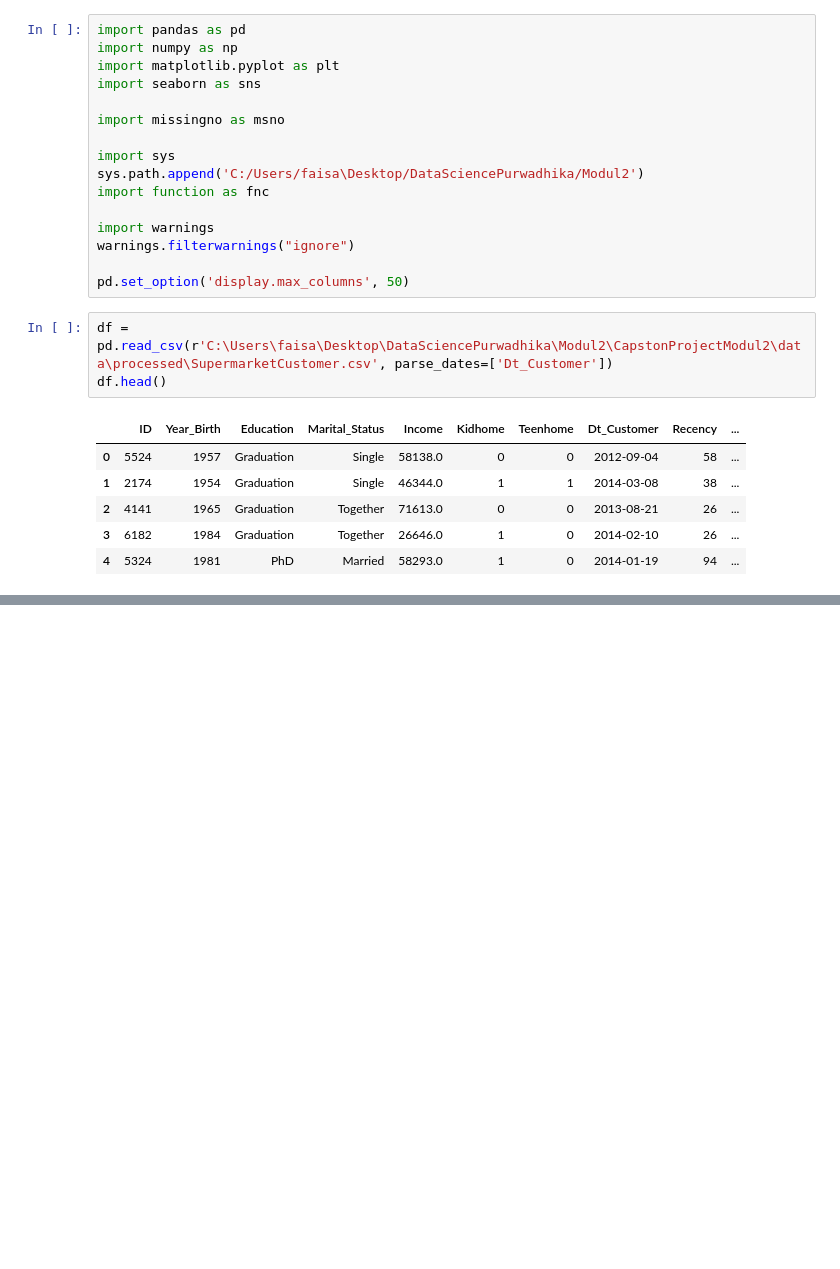
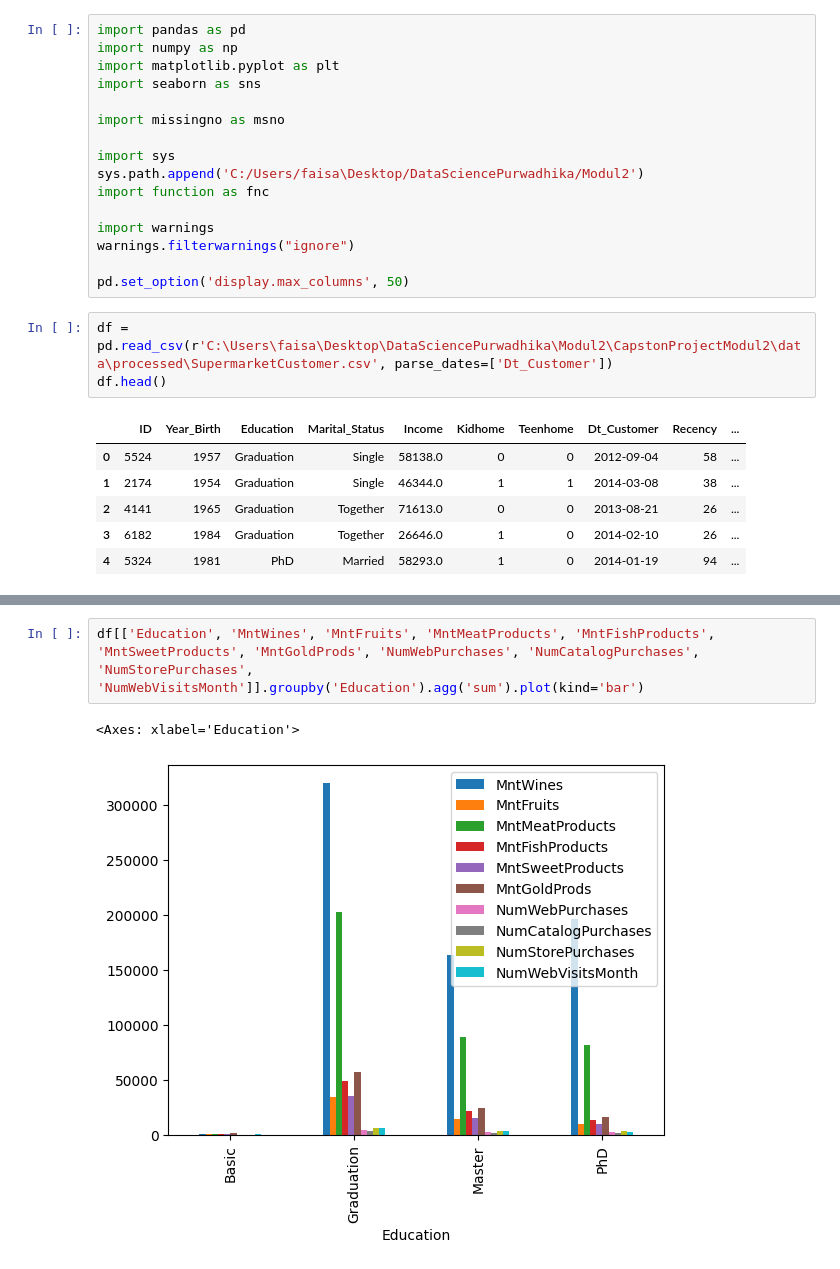
Before and after one commit to fnkhairudin/CapstoneProjectModul2, a Jupyter notebook: notebooks/dataAnalysis.ipynb, the cells around one changed output, grey strips where cells are left out. Saved outputs shown, nothing was run; the diff lists cells and outputs as text; blank space fills up the shorter version.

```diff
--- a/notebooks/dataAnalysis.ipynb
+++ b/notebooks/dataAnalysis.ipynb
@@ -63,0 +180,5 @@ sns.pairplot(df, corner=True)
+# %%
+df[['Education', 'MntWines', 'MntFruits', 'MntMeatProducts', 'MntFishProducts', 'MntSweetProducts', 'MntGoldProds', 'NumWebPurchases', 'NumCatalogPurchases', 'NumStorePurchases', 'NumWebVisitsMonth']].groupby('Education').agg('sum').plot(kind='bar')
+# %% [output]
+<Axes: xlabel='Education'>
+[figure, added]
```
Also changed, not shown: parts of 20 cells of this notebook, 1 other file.
